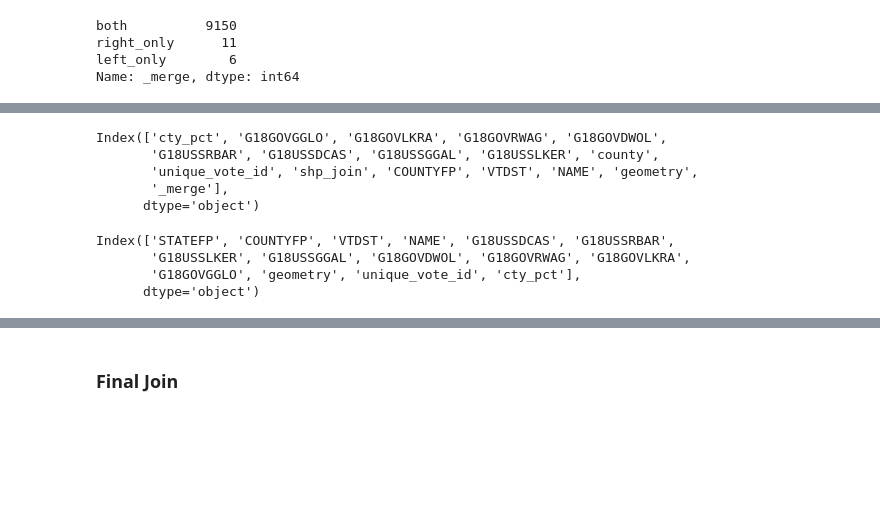
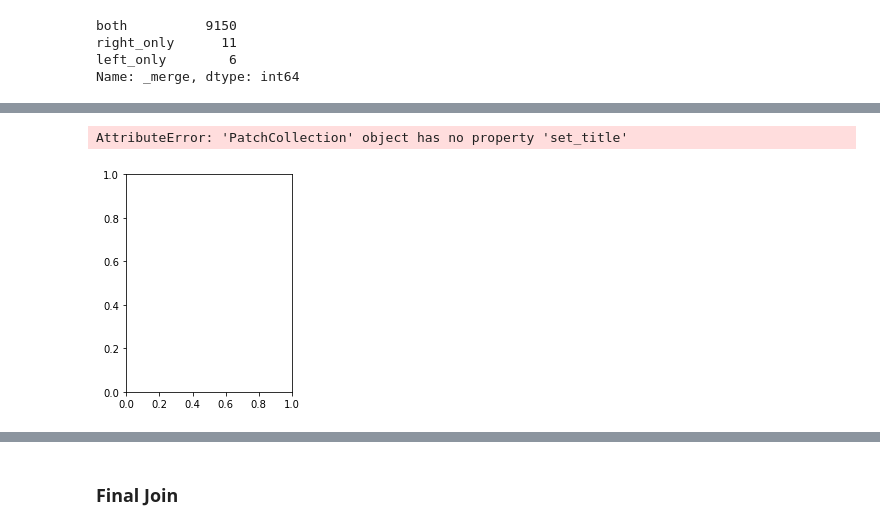
Before and after one commit to nonpartisan-redistricting-datahub/pdv-pa, a Jupyter notebook: vest-pa-2018/VEST_PA_18_replication.ipynb, the cells around one changed output, grey strips where cells are left out. Cells and saved outputs as stored; diff of their text form; code cells hidden in the pictures; blank space fills up the shorter version.

```diff
--- a/vest-pa-2018/VEST_PA_18_replication.ipynb
+++ b/vest-pa-2018/VEST_PA_18_replication.ipynb
@@ -946,3 +939,10 @@ Name: _merge, dtype: int64
+# %%
+shapefiles_census[shapefiles_census["NAME"].str.contains("GREENFIELD DISTRICT 01")].plot()
+shapefiles_census[shapefiles_census["NAME"].str.contains("GREENFIELD DISTRICT 02")].plot()
+shapefiles_census[shapefiles_census["NAME"].str.contains("GREENFIELD DISTRICT 03")].plot()
+# %% [output]
+AttributeError: 'PatchCollection' object has no property 'set_title'
+[figure, added]
 # %%
 merge_two.drop(['cty_pct_y'], axis=1,inplace=True)
 merge_two.rename(columns={"cty_pct_x":"cty_pct"},inplace=True)
@@ -949,19 +951,0 @@ merge_two.rename(columns={"cty_pct_x":"cty_pct"},inplace=True)
-# %%
-print(merge_two.columns)
-
-merge_two = merge_two[['COUNTYFP','VTDST', 'NAME','G18USSDCAS','G18USSRBAR',
-                      'G18USSLKER','G18USSGGAL','G18GOVDWOL','G18GOVRWAG','G18GOVLKRA',
-                      'G18GOVGGLO','geometry','cty_pct','_merge']]
-# %% [output]
-Index(['cty_pct', 'G18GOVGGLO', 'G18GOVLKRA', 'G18GOVRWAG', 'G18GOVDWOL',
-       'G18USSRBAR', 'G18USSDCAS', 'G18USSGGAL', 'G18USSLKER', 'county',
-       'unique_vote_id', 'shp_join', 'COUNTYFP', 'VTDST', 'NAME', 'geometry',
-       '_merge'],
-      dtype='object')
-# %%
-print(vest_pa_18.columns)
-# %% [output]
-Index(['STATEFP', 'COUNTYFP', 'VTDST', 'NAME', 'G18USSDCAS', 'G18USSRBAR',
-       'G18USSLKER', 'G18USSGGAL', 'G18GOVDWOL', 'G18GOVRWAG', 'G18GOVLKRA',
-       'G18GOVGGLO', 'geometry', 'unique_vote_id', 'cty_pct'],
-      dtype='object')
```
Also changed, not shown: parts of 40 cells of this notebook.
